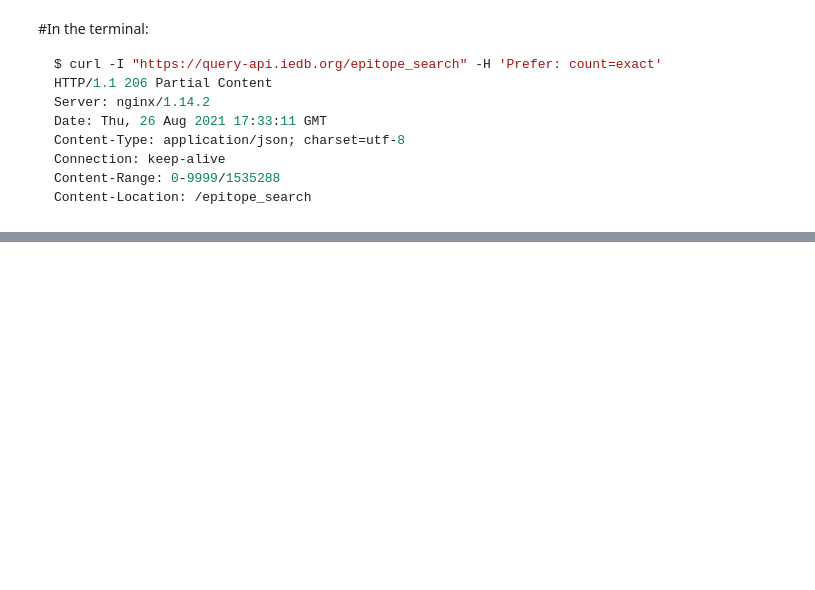
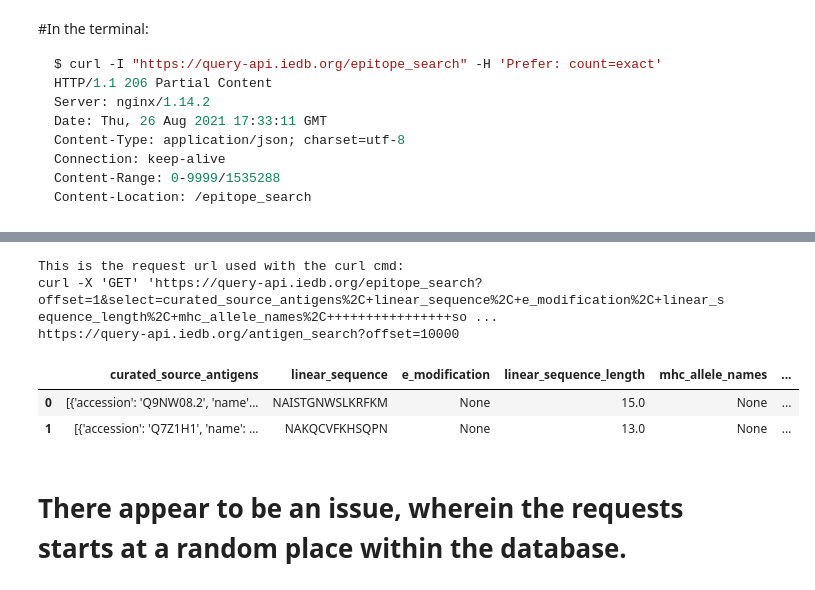
Before and after one commit to Nikolaj-pagh/Coursework-python101, a Jupyter notebook: Course.ipynb, the cells around one changed output, grey strips where cells are left out. Saved outputs shown, nothing was run; the diff lists cells and outputs as text; code cells hidden in the pictures; blank space fills up the shorter version.

```diff
--- a/Course.ipynb
+++ b/Course.ipynb
@@ -282,0 +534,26 @@ Aims:
+# %%
+#The first offset
+base_url='https://query-api.iedb.org'
+off_set = "1"
+search_params={ 'select': 'curated_source_antigens, linear_sequence, e_modification, linear_sequence_length, mhc_allele_names,\
+                source_organism_names, iedb_assay_ids, reference_ids'}
+table_name='epitope_search'
+full_url=base_url + '/' + table_name + '?' + "offset=" + off_set
+result = requests.get(full_url, params=search_params)
+print_curl_cmd(result)
+df = pd.json_normalize(result.json())
+
+print("https://query-api.iedb.org/antigen_search?offset=10000")
+# %% [output]
+This is the request url used with the curl cmd:
+curl -X 'GET' 'https://query-api.iedb.org/epitope_search?offset=1&select=curated_source_antigens%2C+linear_sequence%2C+e_modification%2C+linear_sequence_length%2C+mhc_allele_names%2C++++++++++++++++so ...
+https://query-api.iedb.org/antigen_search?offset=10000
+# %%
+#Inpect the result df
+df[0:2]
+# %% [output]
+|  | curated_source_antigens | linear_sequence | e_modification | linear_sequence_length | mhc_allele_names | ... |
+| 0 | [{'accession': 'Q9NW08.2', 'name'... | NAISTGNWSLKRFKM | None | 15.0 | None | ... |
+| 1 | [{'accession': 'Q7Z1H1', 'name': ... | NAKQCVFKHSQPN | None | 13.0 | None | ... |
+# %% [markdown]
+# There appear to be an issue, wherein the requests starts at a random place within the database.
```
Also changed, not shown: parts of 21 cells of this notebook.
